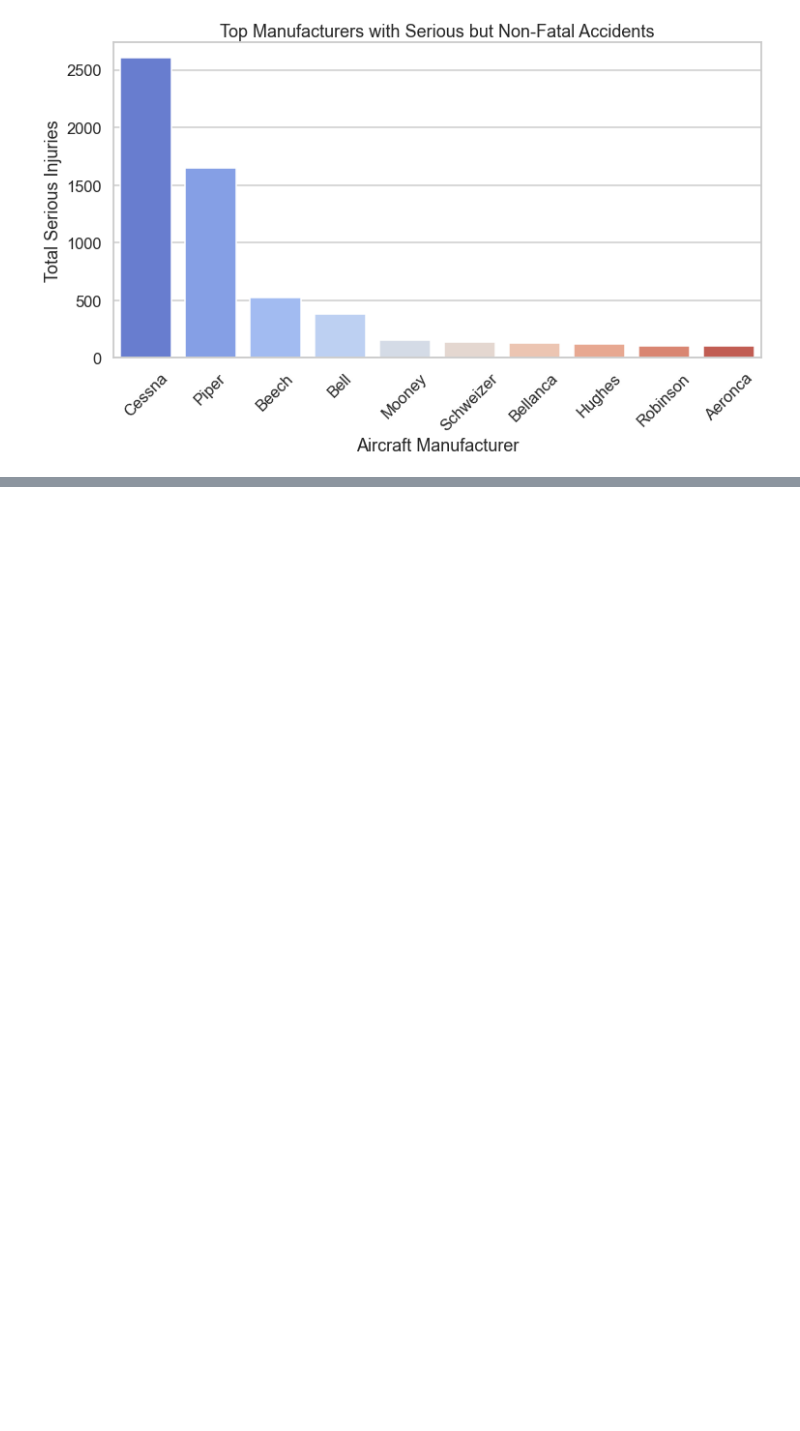
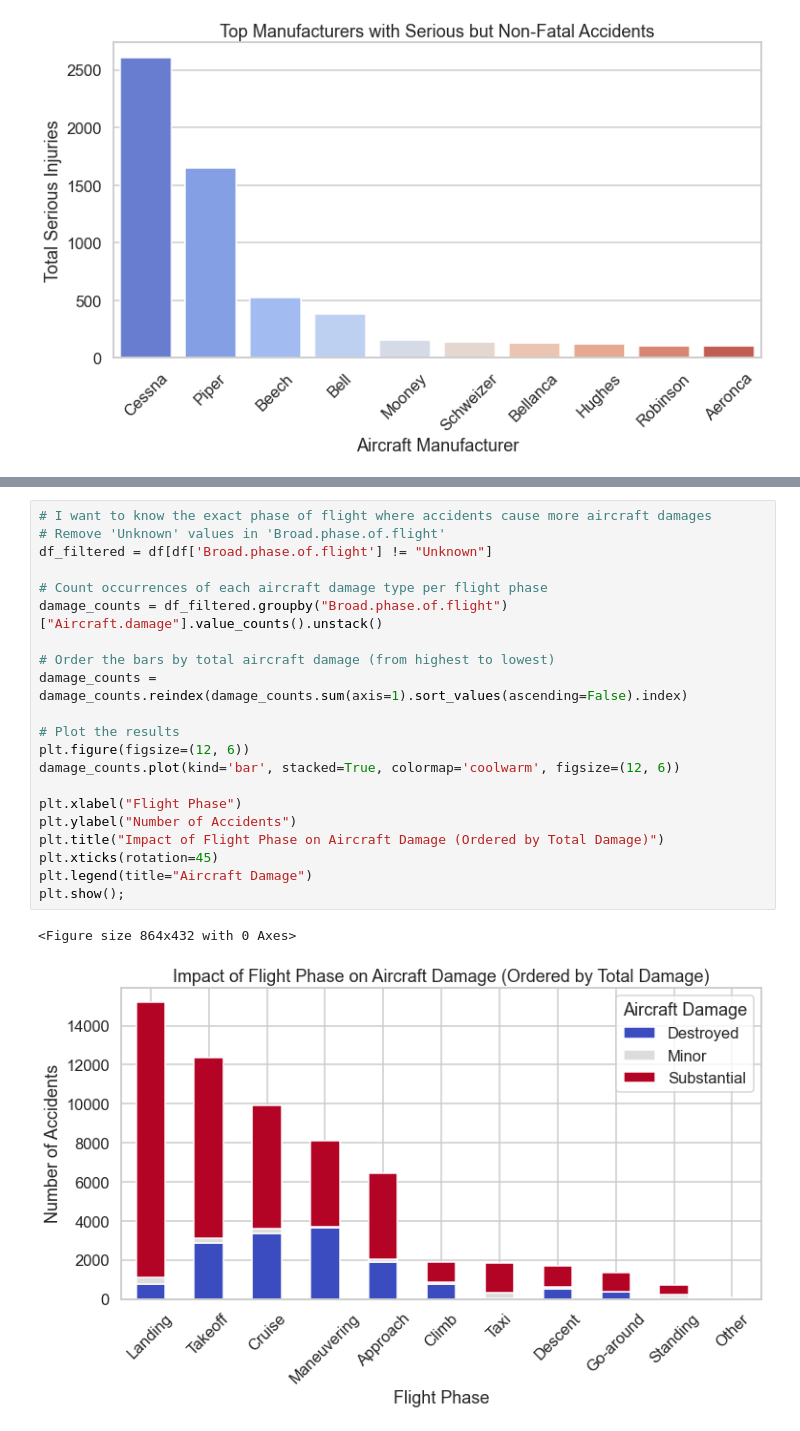
Before and after one commit to DianaMayalo/Phase-1-Project-Moringa-School, a Jupyter notebook: Aviation.ipynb, the cells around one changed output, grey strips where cells are left out. Drawn from its saved outputs; the diff is of its cells as text; blank space fills up the shorter version.

```diff
--- a/Aviation.ipynb
+++ b/Aviation.ipynb
@@ -334,0 +365,24 @@ plt.show();
+# %%
+# I want to know the exact phase of flight where accidents cause more aircraft damages
+# Remove 'Unknown' values in 'Broad.phase.of.flight'
+df_filtered = df[df['Broad.phase.of.flight'] != "Unknown"]
+
+# Count occurrences of each aircraft damage type per flight phase
+damage_counts = df_filtered.groupby("Broad.phase.of.flight")["Aircraft.damage"].value_counts().unstack()
+
+# Order the bars by total aircraft damage (from highest to lowest)
+damage_counts = damage_counts.reindex(damage_counts.sum(axis=1).sort_values(ascending=False).index)
+
+# Plot the results
+plt.figure(figsize=(12, 6))
+damage_counts.plot(kind='bar', stacked=True, colormap='coolwarm', figsize=(12, 6))
+
+plt.xlabel("Flight Phase")
+plt.ylabel("Number of Accidents")
+plt.title("Impact of Flight Phase on Aircraft Damage (Ordered by Total Damage)")
+plt.xticks(rotation=45)
+plt.legend(title="Aircraft Damage")
+plt.show();
+# %% [output]
+<Figure size 864x432 with 0 Axes>
+[figure, added]
```
Also changed, not shown: parts of 6 cells of this notebook.
